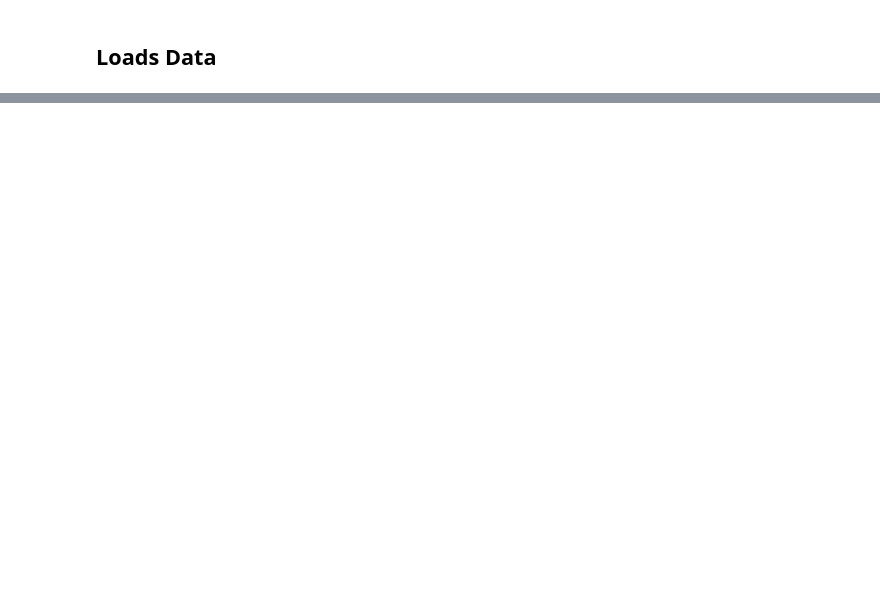
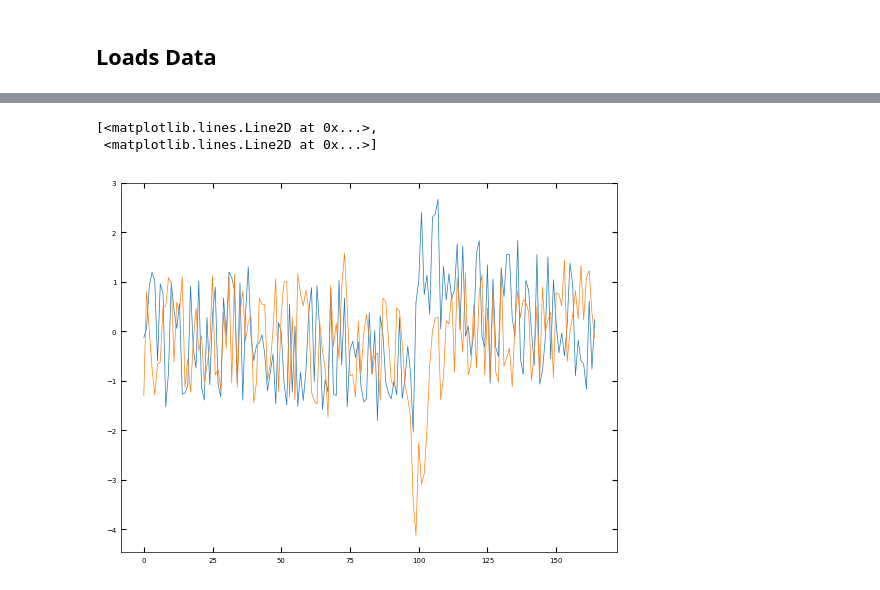
Before and after one commit to m3-learning/m3_learning, a Jupyter notebook: m3_learning/papers/2023_Rapid_Fitting/Training_neural_networks.ipynb, the cells around one changed output, grey strips where cells are left out. Saved outputs shown, nothing was run; the diff lists cells and outputs as text; code cells hidden in the pictures; blank space fills up the shorter version.

```diff
--- a/m3_learning/papers/2023_Rapid_Fitting/Training_neural_networks.ipynb
+++ b/m3_learning/papers/2023_Rapid_Fitting/Training_neural_networks.ipynb
@@ -109,0 +168,6 @@ model = SHO_Model(dataset, training=True, model_basename="SHO_Fitter_original_da
+# %%
+plt.plot(X_train[100])
+# %% [output]
+[<matplotlib.lines.Line2D at 0x...>,
+ <matplotlib.lines.Line2D at 0x...>]
+[figure, added]
```
Also changed, not shown: parts of 12 cells of this notebook, 11 other files.
